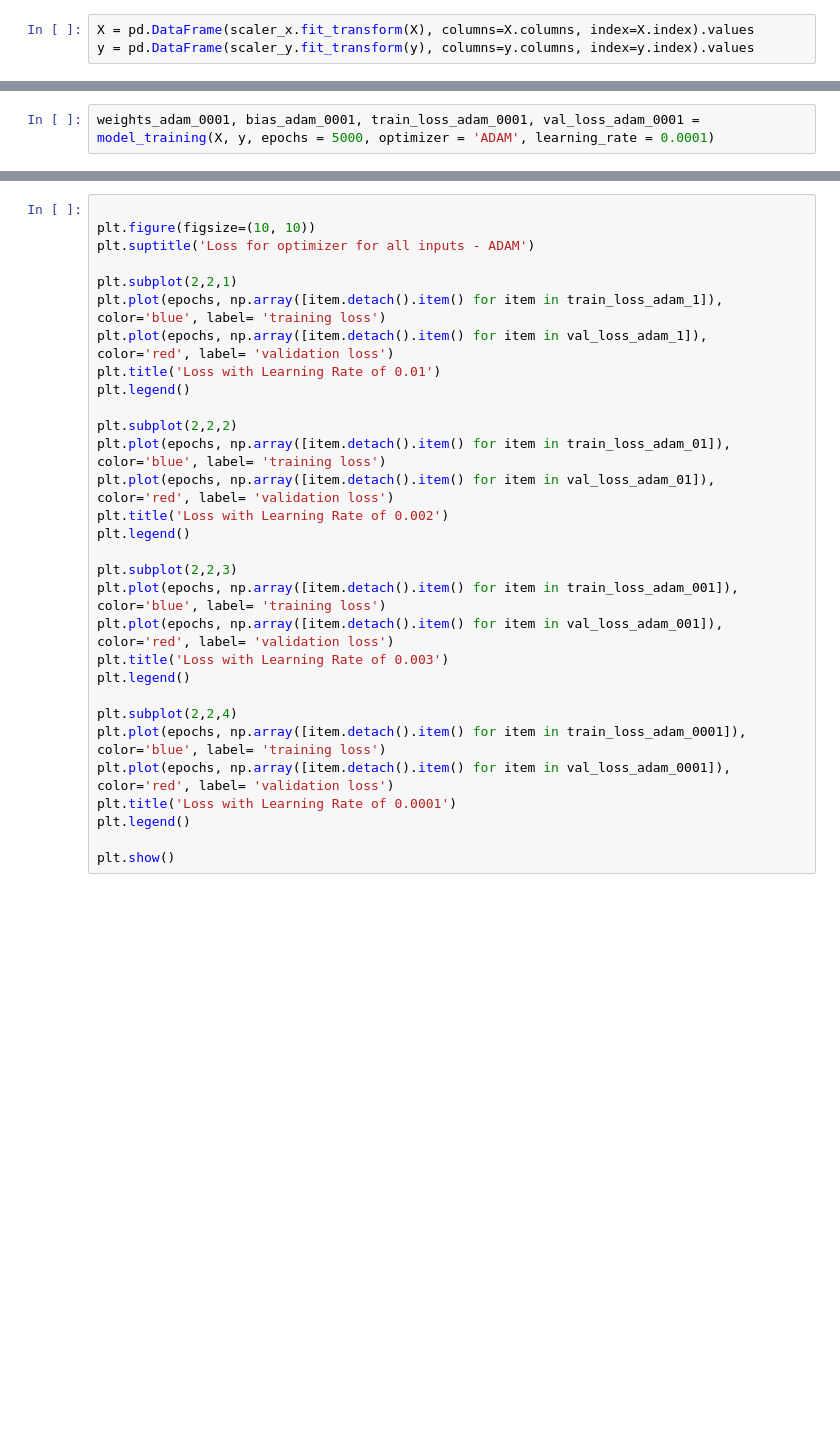
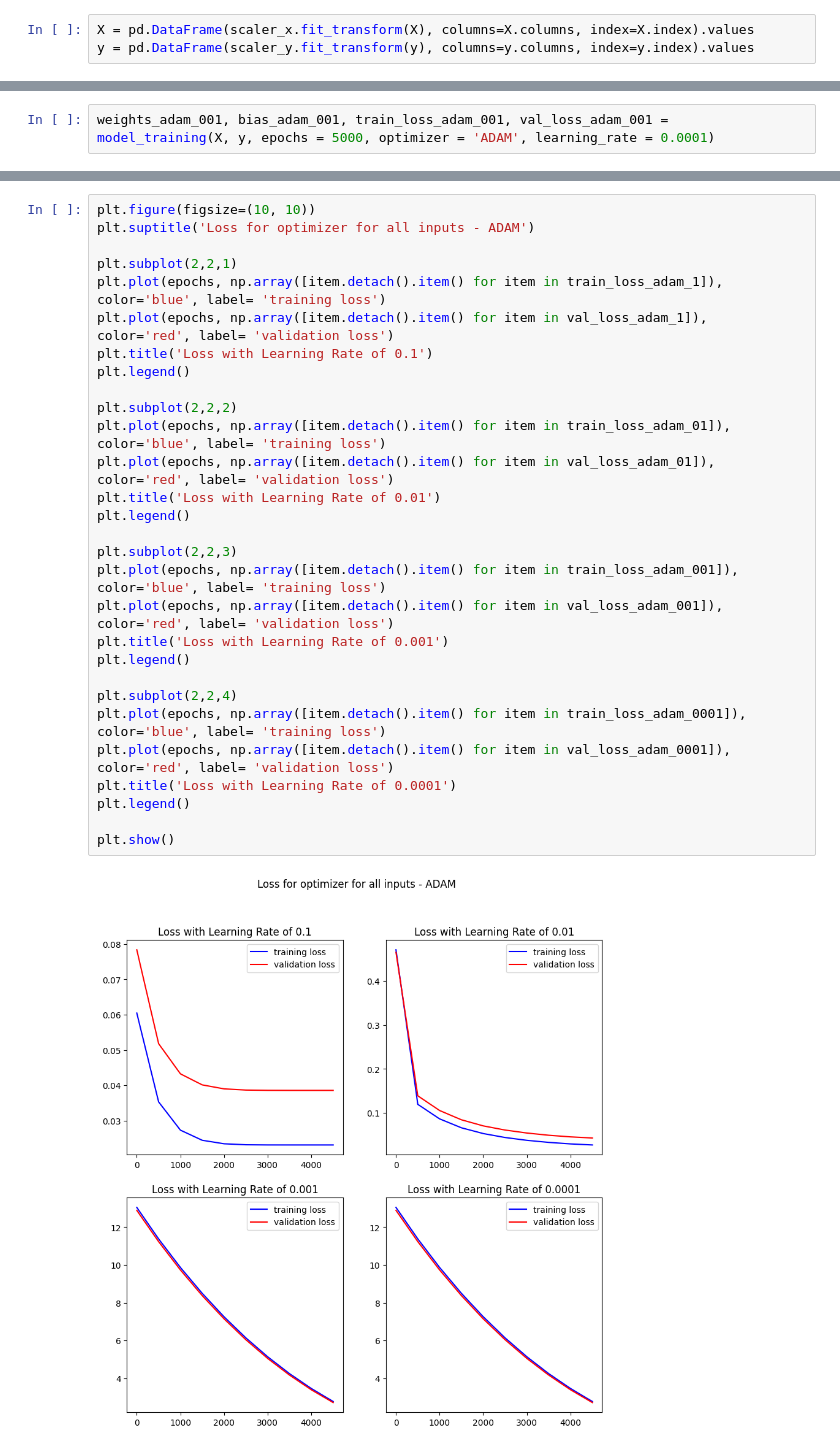
Before and after one commit to sirlapat/ML_Assignment1, a Jupyter notebook: ML_A5.ipynb, the cells around one changed output, grey strips where cells are left out. Cells and saved outputs as stored; diff of their text form; blank space fills up the shorter version.

```diff
--- a/ML_A5.ipynb
+++ b/ML_A5.ipynb
@@ -848,2 +844,2 @@ weights_adam_001, bias_adam_001
 # %%
-weights_adam_0001, bias_adam_0001, train_loss_adam_0001, val_loss_adam_0001 = model_training(X, y, epochs = 5000, optimizer = 'ADAM', learning_rate = 0.0001)
+weights_adam_001, bias_adam_001, train_loss_adam_001, val_loss_adam_001 = model_training(X, y, epochs = 5000, optimizer = 'ADAM', learning_rate = 0.0001)
@@ -885,31 +939,32 @@ weights_sgd_0001, bias_sgd_0001
 # %%
-
 plt.figure(figsize=(10, 10))
 plt.suptitle('Loss for optimizer for all inputs - ADAM')
 
 plt.subplot(2,2,1)
 plt.plot(epochs, np.array([item.detach().item() for item in train_loss_adam_1]), color='blue', label= 'training loss')
 plt.plot(epochs, np.array([item.detach().item() for item in val_loss_adam_1]), color='red', label= 'validation loss')
-plt.title('Loss with Learning Rate of 0.01')
+plt.title('Loss with Learning Rate of 0.1')
 plt.legend()
 
 plt.subplot(2,2,2)
 plt.plot(epochs, np.array([item.detach().item() for item in train_loss_adam_01]), color='blue', label= 'training loss')
 plt.plot(epochs, np.array([item.detach().item() for item in val_loss_adam_01]), color='red', label= 'validation loss')
-plt.title('Loss with Learning Rate of 0.002')
+plt.title('Loss with Learning Rate of 0.01')
 plt.legend()
 
 plt.subplot(2,2,3)
 plt.plot(epochs, np.array([item.detach().item() for item in train_loss_adam_001]), color='blue', label= 'training loss')
 plt.plot(epochs, np.array([item.detach().item() for item in val_loss_adam_001]), color='red', label= 'validation loss')
-plt.title('Loss with Learning Rate of 0.003')
+plt.title('Loss with Learning Rate of 0.001')
 plt.legend()
 
 plt.subplot(2,2,4)
 plt.plot(epochs, np.array([item.detach().item() for item in train_loss_adam_0001]), color='blue', label= 'training loss')
 plt.plot(epochs, np.array([item.detach().item() for item in val_loss_adam_0001]), color='red', label= 'validation loss')
 plt.title('Loss with Learning Rate of 0.0001')
 plt.legend()
 
 plt.show()
+# %% [output]
+[figure, added]
 # %%
```
Also changed, not shown: parts of 38 cells of this notebook.
